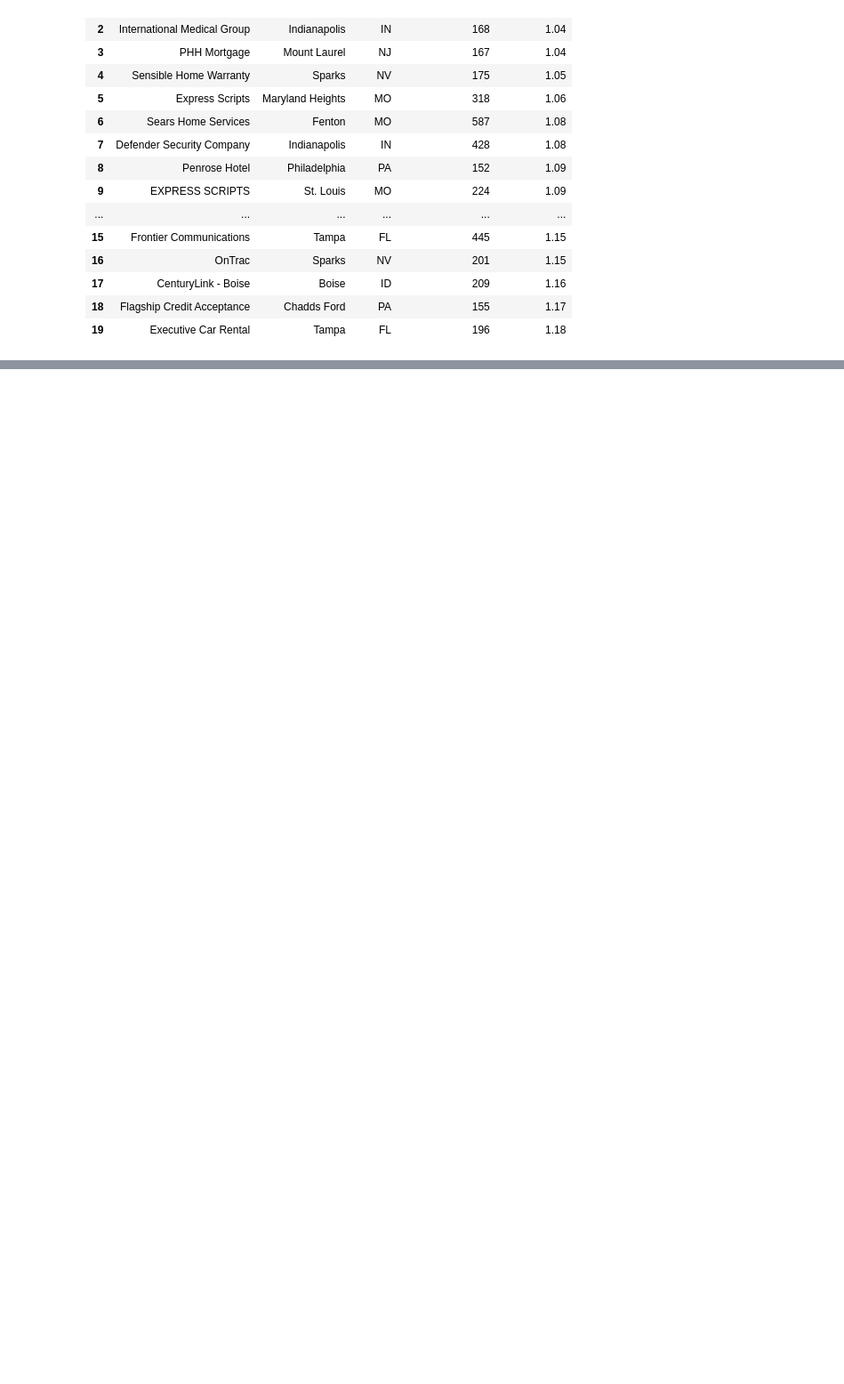
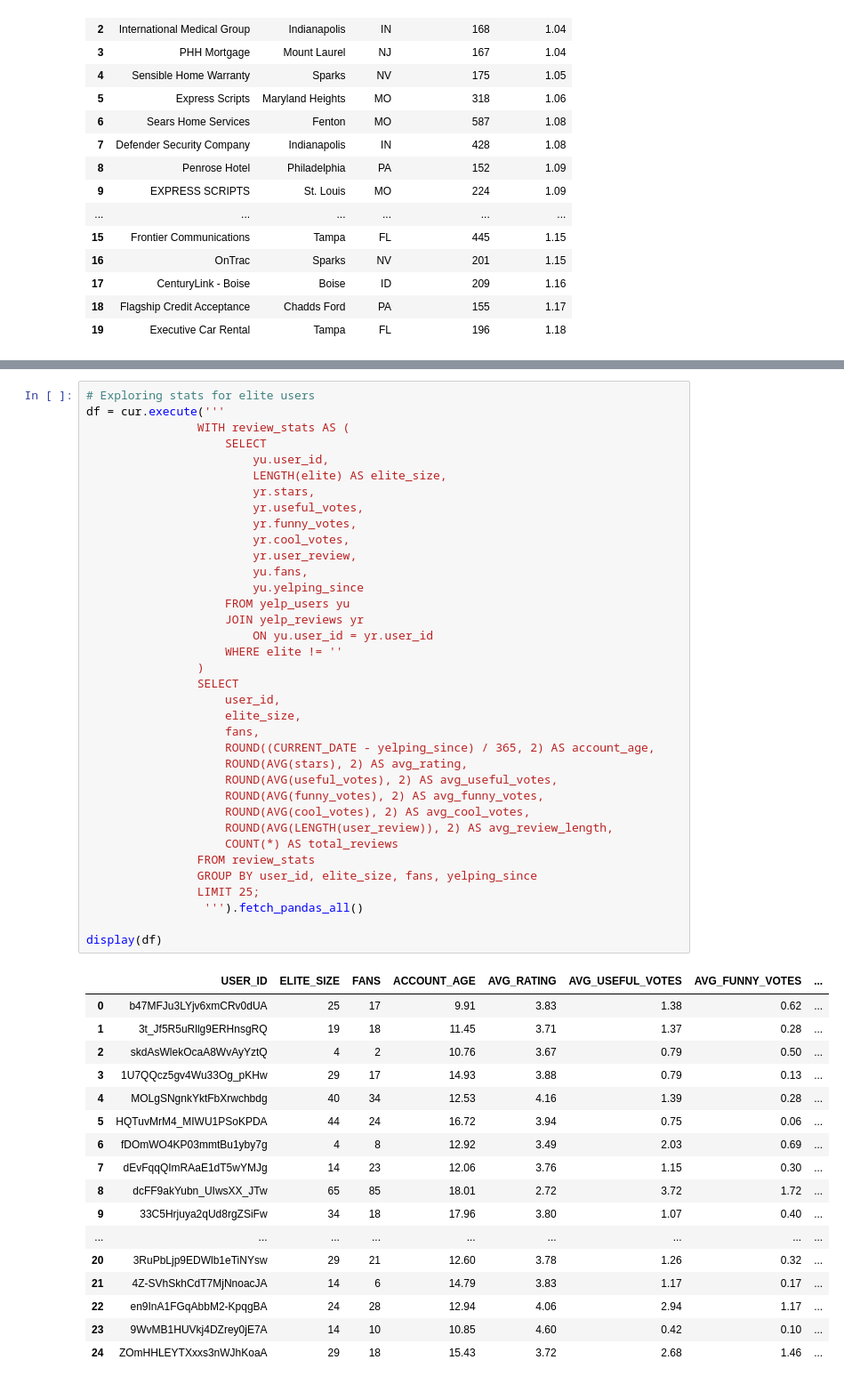
Before and after one commit to KeeganDavis/data-projects, a Jupyter notebook: yelp-reviews/notebooks/sql_queries.ipynb, the cells around one changed output, grey strips where cells are left out. Shown at 89% size. Cells and saved outputs as stored; diff of their text form; blank space fills up the shorter version.

Commit message:
compared elite and non-elite reviews, engagement on reviews with different star values, and compared account stats for elite users w/ various years of having elite status

```diff
--- a/yelp-reviews/notebooks/sql_queries.ipynb
+++ b/yelp-reviews/notebooks/sql_queries.ipynb
@@ -1340,0 +1347,54 @@ display(df)
+# %%
+# Exploring stats for elite users
+df = cur.execute('''
+                WITH review_stats AS (
+                    SELECT
+                        yu.user_id,
+                        LENGTH(elite) AS elite_size,
+                        yr.stars,
+                        yr.useful_votes,
+                        yr.funny_votes,
+                        yr.cool_votes,
+                        yr.user_review,
+                        yu.fans,
+                        yu.yelping_since
+                    FROM yelp_users yu
+                    JOIN yelp_reviews yr
+                        ON yu.user_id = yr.user_id
+                    WHERE elite != ''
+                )
+                SELECT
+                    user_id,
+                    elite_size,
+                    fans,
+                    ROUND((CURRENT_DATE - yelping_since) / 365, 2) AS account_age,
+                    ROUND(AVG(stars), 2) AS avg_rating,
+                    ROUND(AVG(useful_votes), 2) AS avg_useful_votes,
+                    ROUND(AVG(funny_votes), 2) AS avg_funny_votes,
+                    ROUND(AVG(cool_votes), 2) AS avg_cool_votes,
+                    ROUND(AVG(LENGTH(user_review)), 2) AS avg_review_length,
+                    COUNT(*) AS total_reviews
+                FROM review_stats
+                GROUP BY user_id, elite_size, fans, yelping_since
+                LIMIT 25;
+                 ''').fetch_pandas_all()
+
+display(df)
+# %% [output]
+|  | USER_ID | ELITE_SIZE | FANS | ACCOUNT_AGE | AVG_RATING | AVG_USEFUL_VOTES | AVG_FUNNY_VOTES | ... |
+| 0 | b47MFJu3LYjv6xmCRv0dUA | 25 | 17 | 9.91 | 3.83 | 1.38 | 0.62 | ... |
+| 1 | 3t_Jf5R5uRllg9ERHnsgRQ | 19 | 18 | 11.45 | 3.71 | 1.37 | 0.28 | ... |
+| 2 | skdAsWlekOcaA8WvAyYztQ | 4 | 2 | 10.76 | 3.67 | 0.79 | 0.50 | ... |
+| 3 | 1U7QQcz5gv4Wu33Og_pKHw | 29 | 17 | 14.93 | 3.88 | 0.79 | 0.13 | ... |
+| 4 | MOLgSNgnkYktFbXrwchbdg | 40 | 34 | 12.53 | 4.16 | 1.39 | 0.28 | ... |
+| 5 | HQTuvMrM4_MIWU1PSoKPDA | 44 | 24 | 16.72 | 3.94 | 0.75 | 0.06 | ... |
+| 6 | fDOmWO4KP03mmtBu1yby7g | 4 | 8 | 12.92 | 3.49 | 2.03 | 0.69 | ... |
+| 7 | dEvFqqQImRAaE1dT5wYMJg | 14 | 23 | 12.06 | 3.76 | 1.15 | 0.30 | ... |
+| 8 | dcFF9akYubn_UIwsXX_JTw | 65 | 85 | 18.01 | 2.72 | 3.72 | 1.72 | ... |
+| 9 | 33C5Hrjuya2qUd8rgZSiFw | 34 | 18 | 17.96 | 3.80 | 1.07 | 0.40 | ... |
+| ... | ... | ... | ... | ... | ... | ... | ... | ... |
+| 20 | 3RuPbLjp9EDWlb1eTiNYsw | 29 | 21 | 12.60 | 3.78 | 1.26 | 0.32 | ... |
+| 21 | 4Z-SVhSkhCdT7MjNnoacJA | 14 | 6 | 14.79 | 3.83 | 1.17 | 0.17 | ... |
+| 22 | en9InA1FGqAbbM2-KpqgBA | 24 | 28 | 12.94 | 4.06 | 2.94 | 1.17 | ... |
+| 23 | 9WvMB1HUVkj4DZrey0jE7A | 14 | 10 | 10.85 | 4.60 | 0.42 | 0.10 | ... |
+| 24 | ZOmHHLEYTXxxs3nWJhKoaA | 29 | 18 | 15.43 | 3.72 | 2.68 | 1.46 | ... |
```
Also changed, not shown: parts of 4 cells of this notebook.
